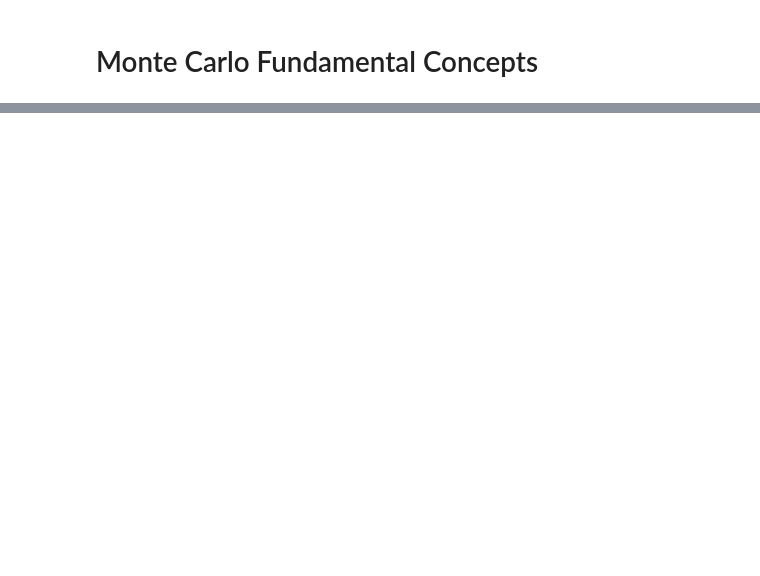
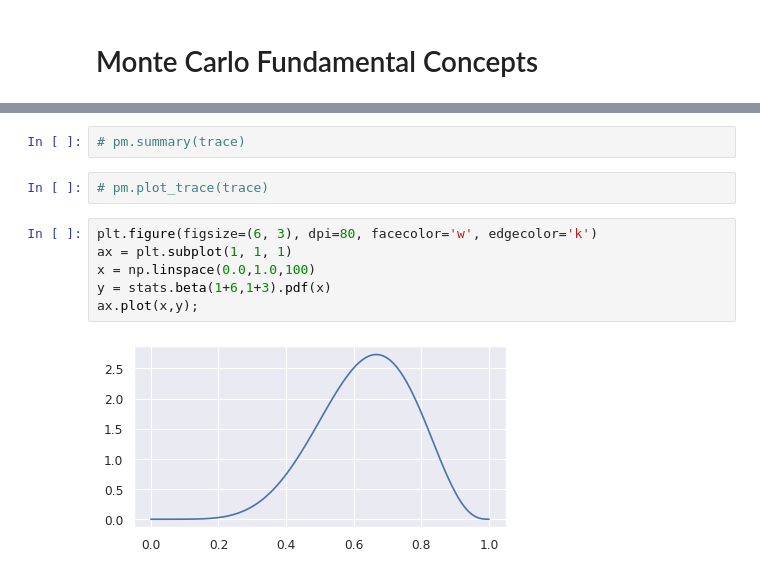
Before and after one commit to cs224/blog-series-monte-carlo-methods, a Jupyter notebook: 0010-fundamental-concepts.ipynb, the cells around one changed output, grey strips where cells are left out. Cells and saved outputs as stored; diff of their text form; blank space fills up the shorter version.

```diff
--- a/0010-fundamental-concepts.ipynb
+++ b/0010-fundamental-concepts.ipynb
@@ -29,0 +248,12 @@ $$A=\frac{1}{\sigma_n^2}XX^T+\Sigma_p^{-1}$$
+# %%
+# pm.summary(trace)
+# %%
+# pm.plot_trace(trace)
+# %%
+plt.figure(figsize=(6, 3), dpi=80, facecolor='w', edgecolor='k')
+ax = plt.subplot(1, 1, 1)
+x = np.linspace(0.0,1.0,100)
+y = stats.beta(1+6,1+3).pdf(x)
+ax.plot(x,y);
+# %% [output]
+[figure, added]
```
Also changed, not shown: parts of 53 cells of this notebook, 1 other file.
